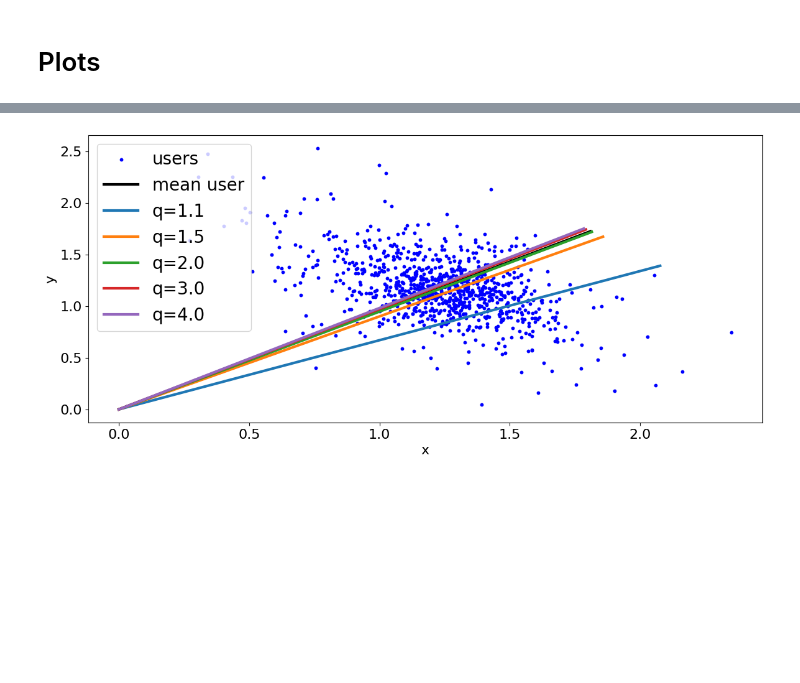
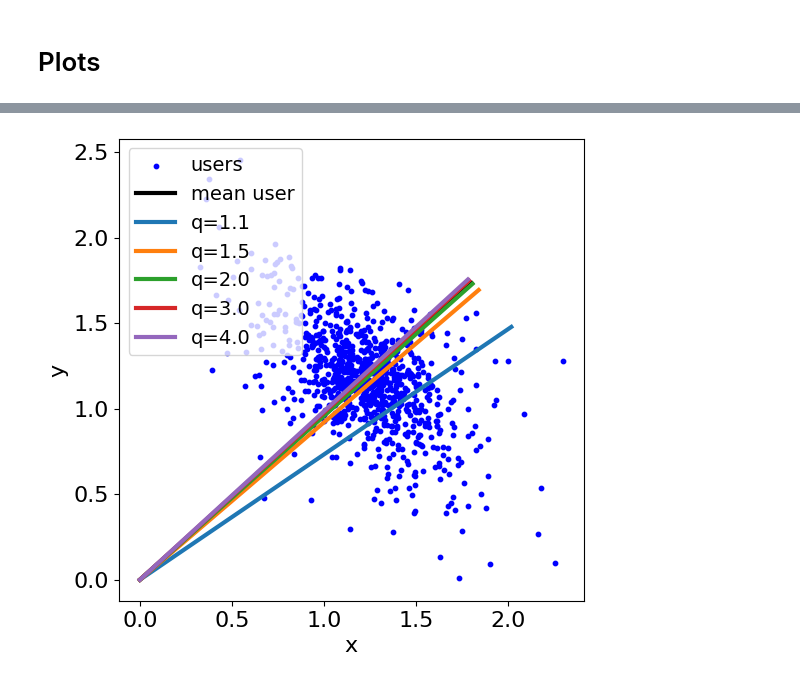
Before and after one commit to mjagadeesan/supply-side-equilibria, a Jupyter notebook: notebook.ipynb, the cells around one changed output, grey strips where cells are left out. Cells and saved outputs as stored; diff of their text form; code cells hidden in the pictures; blank space fills up the shorter version.

```diff
--- a/notebook.ipynb
+++ b/notebook.ipynb
@@ -393,35 +733,35 @@ plt.savefig('./Plots/dim3-costs', bbox_inches='tight')
 # %%
 # Read data from files
 p_vals_qvals2 = np.loadtxt('./Data/p_vals_qvals2.txt')
 user_embeddings_qvals2 = np.loadtxt('./Data/user_embeddings_qvals2.txt')
 mean_embedding_qvals2 = np.loadtxt('./Data/mean_embedding_qvals2.txt')
 q_vals = np.loadtxt('./Data/q_vals.txt')
 
 # Create a plot
-width = 14
+width = 6
 height = 6
 fig, ax = plt.subplots(figsize=(width, height))
 
 t = np.linspace(0, 2.5, 100)
 
 x_coordinates = user_embeddings_qvals2[:, 0]
 y_coordinates = user_embeddings_qvals2[:, 1]
 plt.scatter(x_coordinates, y_coordinates, label='users', color='blue', s=10)
 plt.plot(t * mean_embedding_qvals2[0], t * mean_embedding_qvals2[1], label='mean user', color='k', linewidth=3)
 
 for i in range(len(p_vals_qvals2)):
     p = p_vals_qvals2[i]
     q = q_vals[i]
     plt.plot(t * p[0], t * p[1], label=f'q={q}', linewidth=3)
 
 plt.xlabel('x', fontsize=16)
 plt.ylabel('y', fontsize=16)
-plt.legend(fontsize=20)
+plt.legend(fontsize=14)
 plt.xticks(fontsize=16)
 plt.yticks(fontsize=16)
 plt.savefig('./Plots/dim2-q', bbox_inches='tight')
 # %% [output]
-[figure, old version]
+[figure, new version]
 # %%
 
 # Read data from files
```
Also changed, not shown: parts of 25 cells of this notebook, 25 other files.
